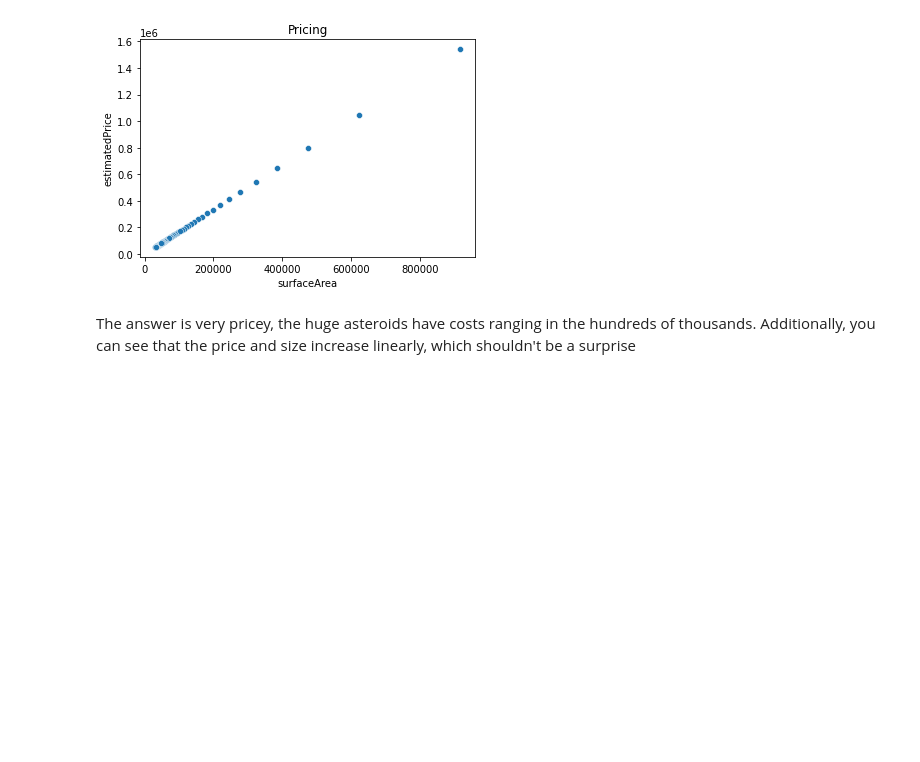
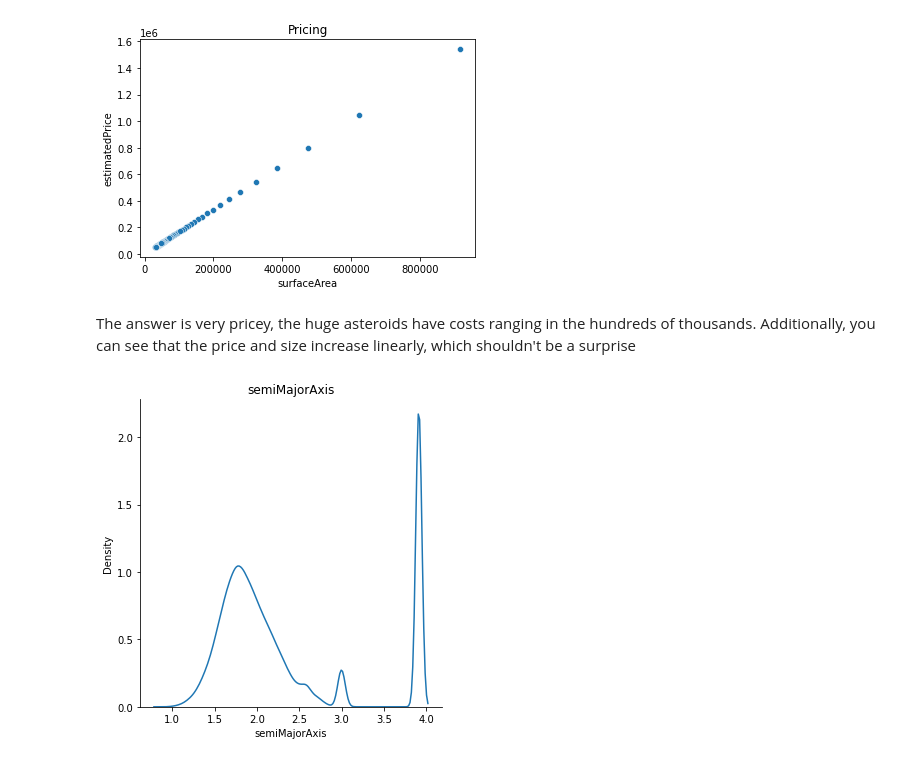
Before and after one commit to MichaelVerdegaal/InfluenceAsteroidVisualization, a Jupyter notebook: main.ipynb, the cells around one changed output. Drawn from its saved outputs; the diff is of its cells as text; code cells hidden in the pictures; blank space fills up the shorter version.

```diff
--- a/main.ipynb
+++ b/main.ipynb
@@ -79,8 +79,8 @@ very pricey. How pricey you ask?
 # %%
 #  Illustrate size distribution
 unowned_df_by_size = reversed([d for _, d in unowned_df.groupby(['size'])])
-for df in unowned_df_by_size:
-    sns.scatterplot(x=df['surfaceArea'], y=df['estimatedPrice'])
+for i in unowned_df_by_size:
+    sns.scatterplot(x=i['surfaceArea'], y=i['estimatedPrice'])
     plt.title('Pricing')
     plt.show()
 # %% [output]
@@ -91,3 +91,10 @@ for df in unowned_df_by_size:
 # %% [markdown]
 The answer is very pricey, the huge asteroids have costs ranging in the hundreds of thousands. Additionally, you can
 see that the price and size increase linearly, which shouldn't be a surprise
+# %%
+# Inspect semi major axis distribution (AU)
+sns.displot(df, x='semiMajorAxis', kind='kde', bw_adjust=.5)
+plt.title('semiMajorAxis')
+plt.show()
+# %% [output]
+[figure, added]
```
Also changed, not shown: parts of 7 cells of this notebook.
